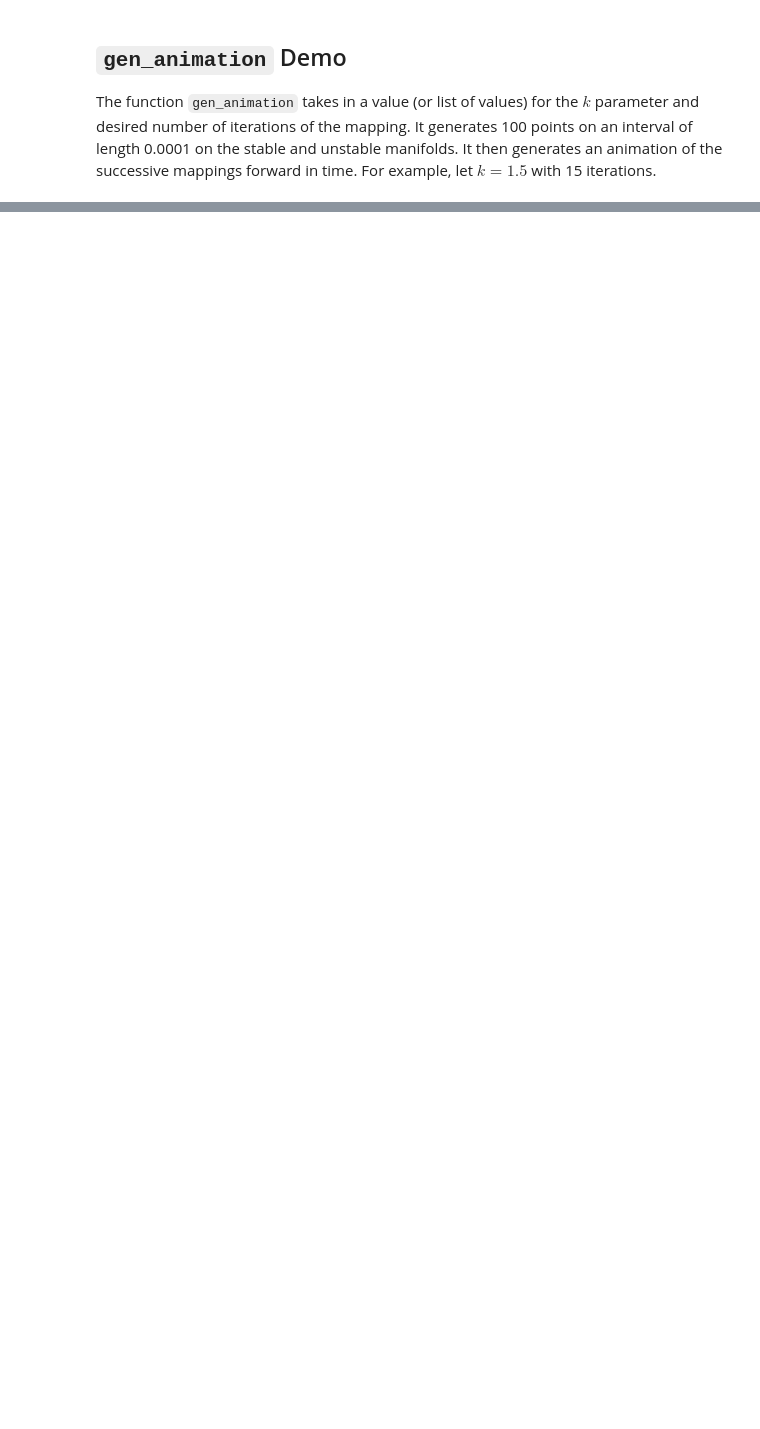
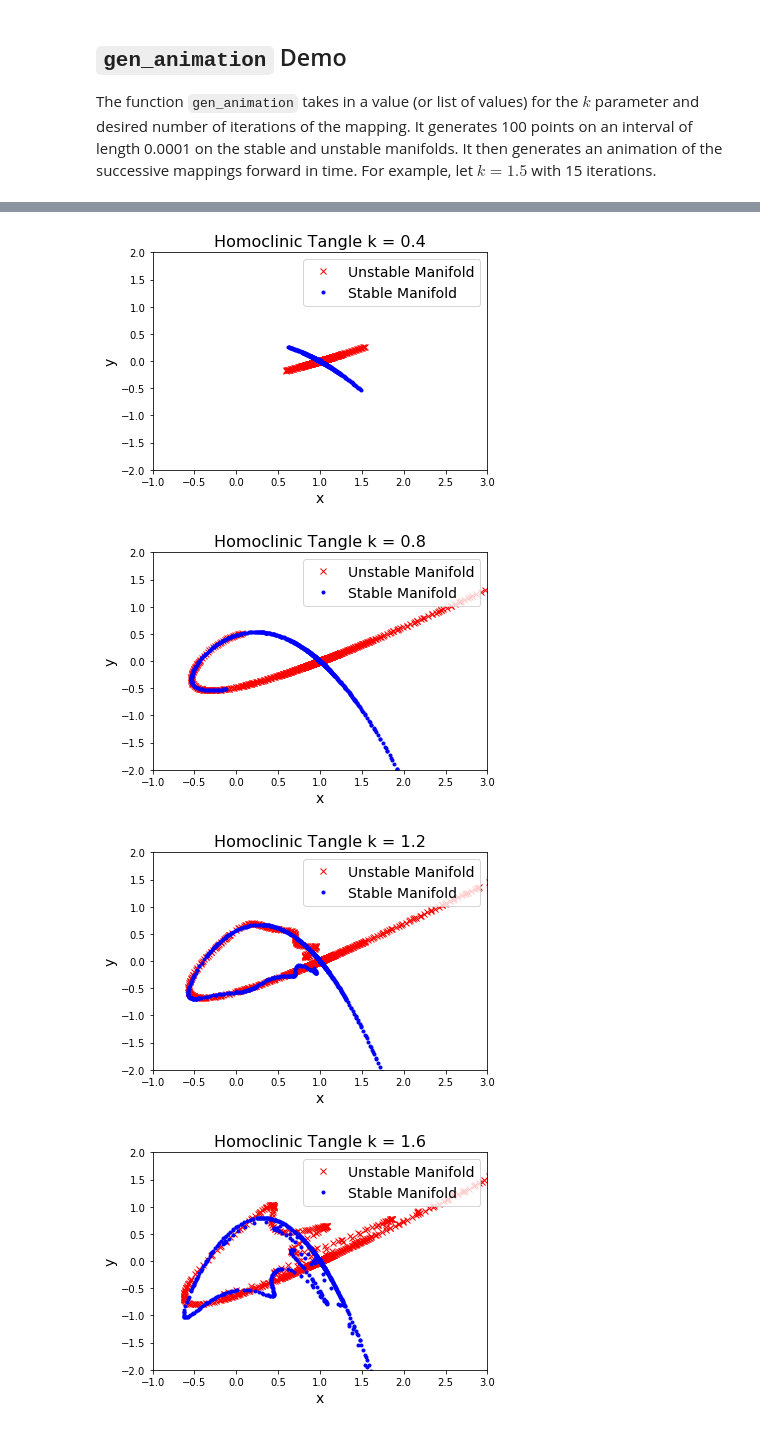
Before and after one commit to dgarrett622/Applied-Dynamical-Systems-2018, a Jupyter notebook: HW1.ipynb, the cells around one changed output, grey strips where cells are left out. Drawn from its saved outputs; the diff is of its cells as text; code cells hidden in the pictures; blank space fills up the shorter version.

```diff
--- a/HW1.ipynb
+++ b/HW1.ipynb
@@ -209,0 +215,11 @@ KeyError: u'ffmpeg'
+# %%
+%matplotlib inline
+ks = [0.4, 0.8, 1.2, 1.6, 2.0]
+for k in ks:
+    fig = kplot(k,15)
+    fig.show()
+# %% [output]
+[figure, added]
+[figure, added]
+[figure, added]
+[figure, added]
```
Also changed, not shown: parts of 6 cells of this notebook.
